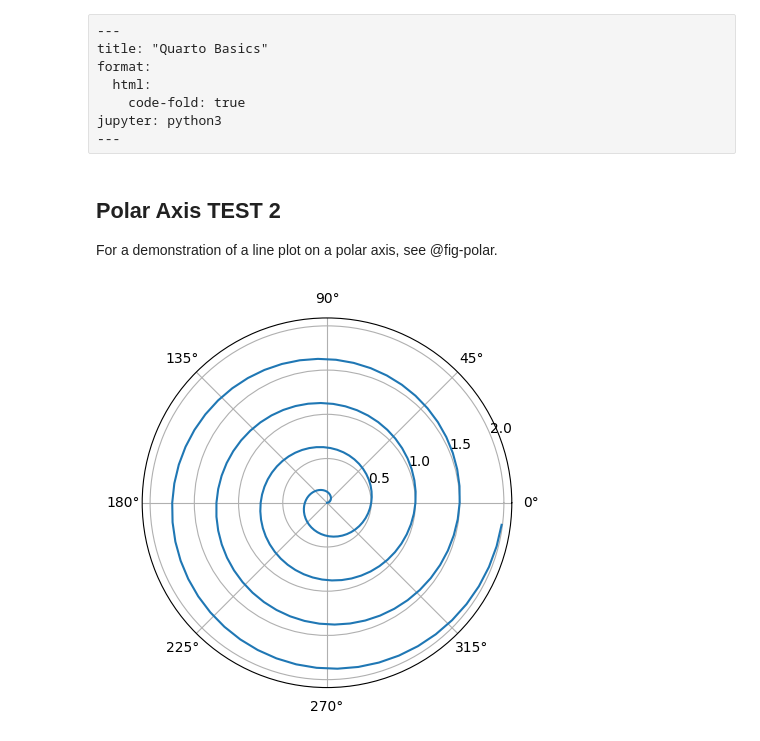
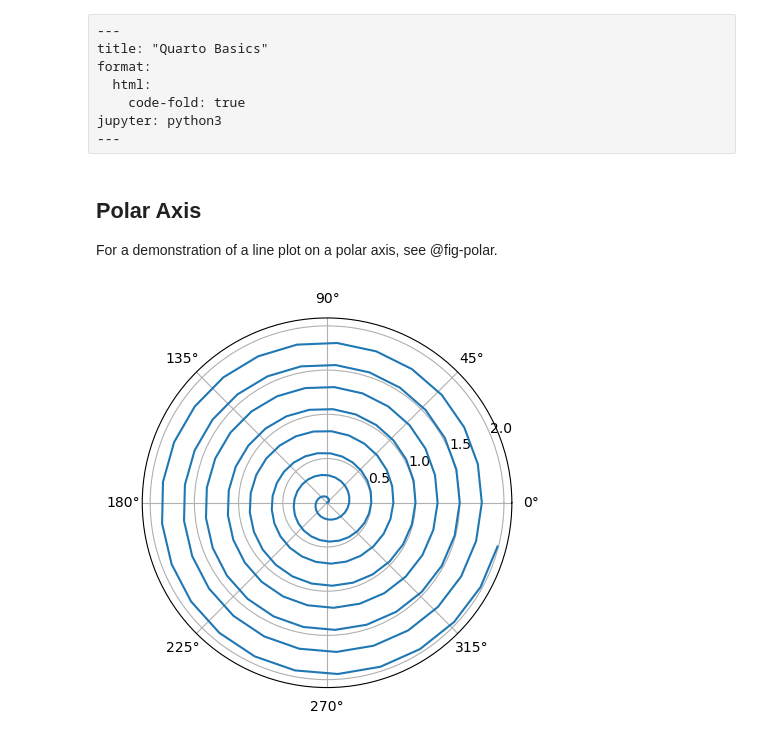
Before and after one commit to AlaoSUL/GitHubActionsDemo, a Jupyter notebook: hello.ipynb, the cells around one changed output. Cells and saved outputs as stored; diff of their text form; code cells hidden in the pictures.

```diff
--- a/hello.ipynb
+++ b/hello.ipynb
@@ -7,24 +7,24 @@ format:
 jupyter: python3
 ---
 # %% [markdown]
-## Polar Axis TEST 2
+## Polar Axis
 
 For a demonstration of a line plot on a polar axis, see @fig-polar.
 # %%
 #| label: fig-polar
 #| fig-cap: "A line plot on a polar axis"
 
 import numpy as np
 import matplotlib.pyplot as plt
 
 r = np.arange(0, 2, 0.01)
-theta = 2 * np.pi * r
+theta = 8 * np.pi * r
 fig, ax = plt.subplots(
   subplot_kw = {'projection': 'polar'}
 )
-ax.plot(4 * np.pi * r, r)
+ax.plot(theta, r)
 ax.set_rticks([0.5, 1, 1.5, 2])
 ax.grid(True)
 plt.show()
 # %% [output]
-[figure, old version]
+[figure, new version]
```
